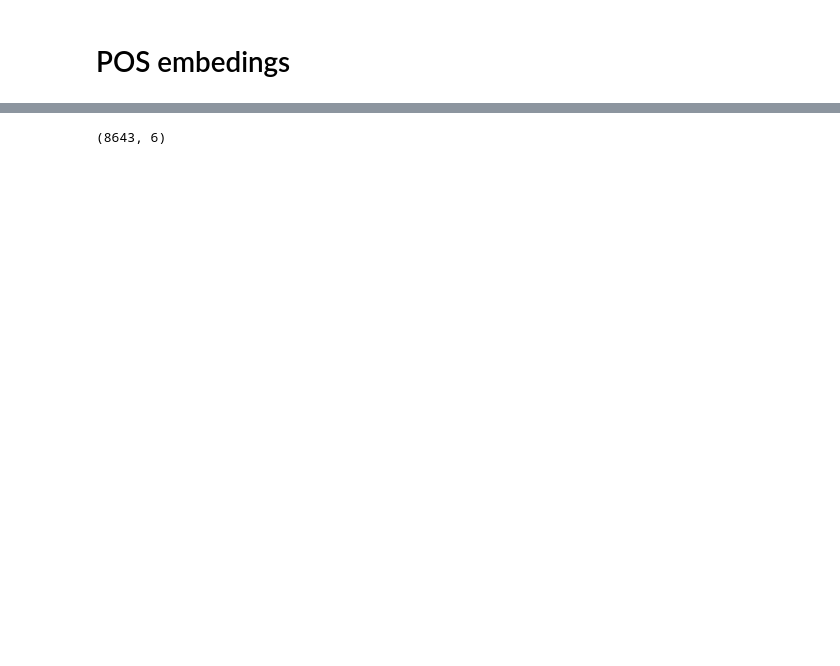
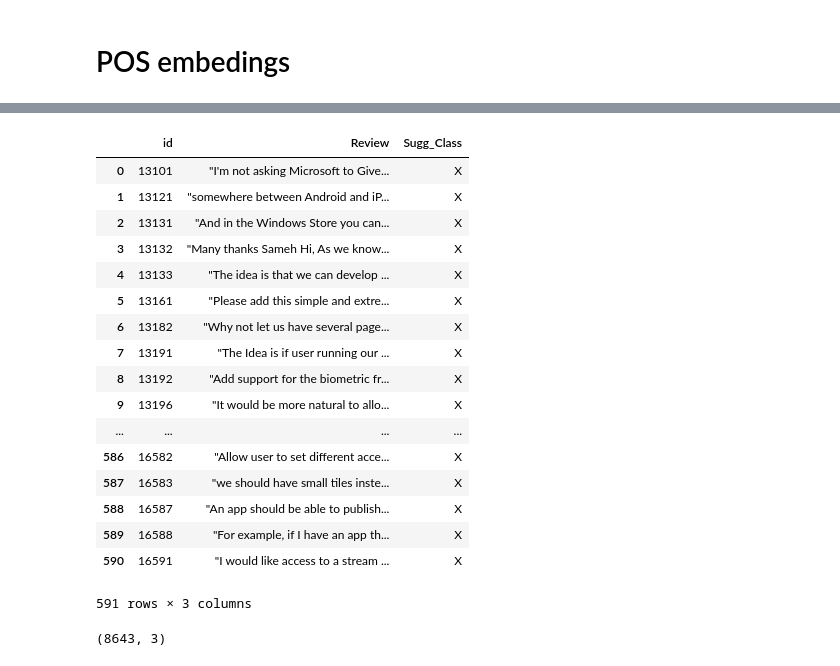
Before and after one commit to CaboML/Subtask-A, a Jupyter notebook: POS Embedings.ipynb, the cells around one changed output, grey strips where cells are left out. Drawn from its saved outputs; the diff is of its cells as text; code cells hidden in the pictures; blank space fills up the shorter version.

```diff
--- a/POS Embedings.ipynb
+++ b/POS Embedings.ipynb
@@ -17,9 +34,30 @@ dataset.shape
 # %%
 ##### Submission data
 test_data_for_subtaskA_predictions = pd.read_csv("TrialData_SubtaskA_Test.csv",header = None, sep=",", skipfooter=1, engine="python")
+test_data_for_subtaskA_predictions.columns = ["id","Review","Sugg_Class"]
+test_data_for_subtaskA_predictions
+# %% [output]
+|  | id | Review | Sugg_Class |
+| 0 | 13101 | "I'm not asking Microsoft to Give... | X |
+| 1 | 13121 | "somewhere between Android and iP... | X |
+| 2 | 13131 | "And in the Windows Store you can... | X |
+| 3 | 13132 | "Many thanks Sameh Hi, As we know... | X |
+| 4 | 13133 | "The idea is that we can develop ... | X |
+| 5 | 13161 | "Please add this simple and extre... | X |
+| 6 | 13182 | "Why not let us have several page... | X |
+| 7 | 13191 | "The Idea is if user running our ... | X |
+| 8 | 13192 | "Add support for the biometric fr... | X |
+| 9 | 13196 | "It would be more natural to allo... | X |
+| ... | ... | ... | ... |
+| 586 | 16582 | "Allow user to set different acce... | X |
+| 587 | 16583 | "we should have small tiles inste... | X |
+| 588 | 16587 | "An app should be able to publish... | X |
+| 589 | 16588 | "For example, if I have an app th... | X |
+| 590 | 16591 | "I would like access to a stream ... | X |
+591 rows × 3 columns
 # %%
 ## Modeling data
 modeling_data = dataset.append(test_data_for_subtaskA_predictions)
 modeling_data.shape
 # %% [output]
-(8643, 6)
+(8643, 3)
```
Also changed, not shown: parts of 26 cells of this notebook.
